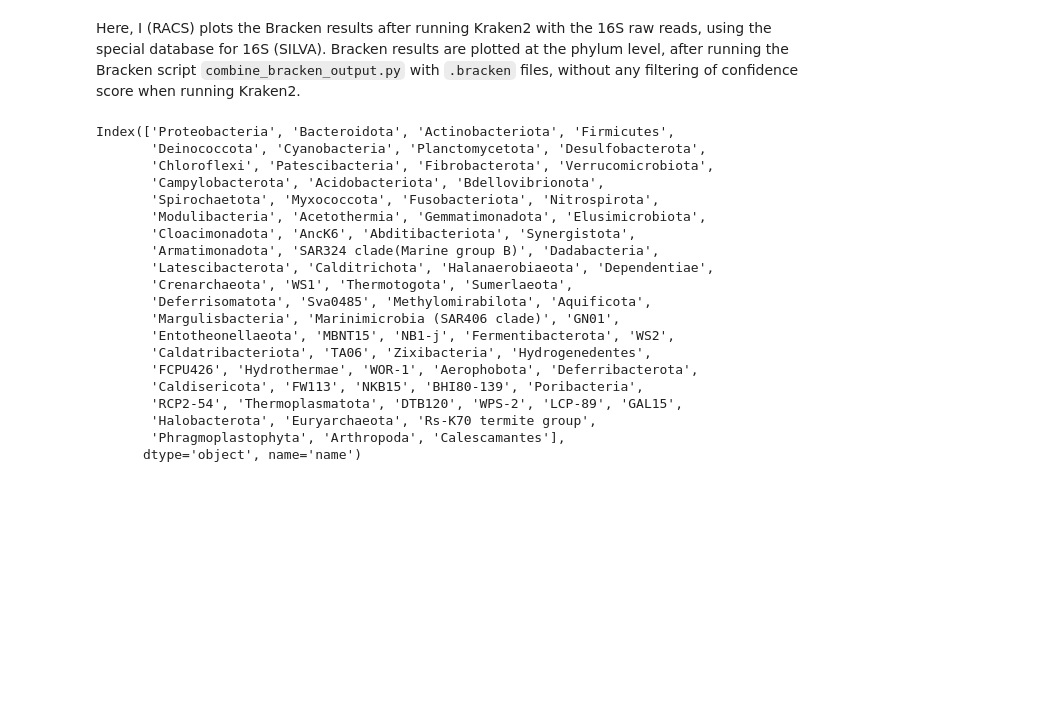
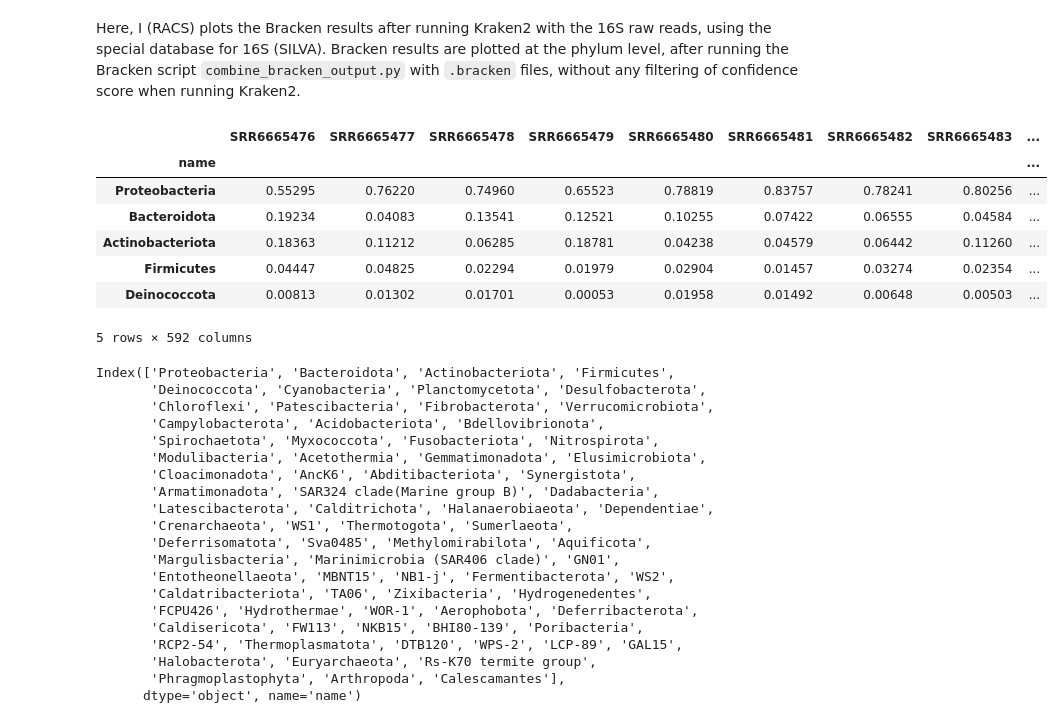
Before and after one commit to SantosRAC/maize_microbiome_transcriptomics, a Jupyter notebook: 16S_wallace2018/kraken2_bracken_rawreads/assignment_phylum_bracken.ipynb, the cells around one changed output. Saved outputs shown, nothing was run; the diff lists cells and outputs as text; code cells hidden in the pictures; blank space fills up the shorter version.

```diff
--- a/16S_wallace2018/kraken2_bracken_rawreads/assignment_phylum_bracken.ipynb
+++ b/16S_wallace2018/kraken2_bracken_rawreads/assignment_phylum_bracken.ipynb
@@ -3,10 +3,19 @@ Here, I (RACS) plots the Bracken results after running Kraken2 with the 16S raw
 # %%
 import pandas as pd
 
-bracken_rawreads_P_df = pd.read_table('/media/renato/SSD1TB/Projects/UGA_RACS/16S/Bracken/P_kraken2_out_bracken/merge_fraq.txt')
-bracken_rawreads_P_df.drop(['taxonomy_id', 'taxonomy_lvl'], axis=1, inplace=True)
-bracken_rawreads_P_df.set_index('name', inplace=True)
+bracken_rawreads_no_confscore_P_df = pd.read_table('/media/renato/SSD1TB/Projects/UGA_RACS/16S/Bracken/no_confidence_Score/P_kraken2_out_bracken/merge_fraq.txt')
+bracken_rawreads_no_confscore_P_df.drop(['taxonomy_id', 'taxonomy_lvl'], axis=1, inplace=True)
+bracken_rawreads_no_confscore_P_df.set_index('name', inplace=True)
 
 # Display the dataframe
-bracken_rawreads_P_df.head()
+bracken_rawreads_no_confscore_P_df.head()
+# %% [output]
+|  | SRR6665476 | SRR6665477 | SRR6665478 | SRR6665479 | SRR6665480 | SRR6665481 | SRR6665482 | SRR6665483 | ... |
+| name |  |  |  |  |  |  |  |  | ... |
+| Proteobacteria | 0.55295 | 0.76220 | 0.74960 | 0.65523 | 0.78819 | 0.83757 | 0.78241 | 0.80256 | ... |
+| Bacteroidota | 0.19234 | 0.04083 | 0.13541 | 0.12521 | 0.10255 | 0.07422 | 0.06555 | 0.04584 | ... |
+| Actinobacteriota | 0.18363 | 0.11212 | 0.06285 | 0.18781 | 0.04238 | 0.04579 | 0.06442 | 0.11260 | ... |
+| Firmicutes | 0.04447 | 0.04825 | 0.02294 | 0.01979 | 0.02904 | 0.01457 | 0.03274 | 0.02354 | ... |
+| Deinococcota | 0.00813 | 0.01302 | 0.01701 | 0.00053 | 0.01958 | 0.01492 | 0.00648 | 0.00503 | ... |
+5 rows × 592 columns
 # %%
```
Also changed, not shown: parts of 15 cells of this notebook.
